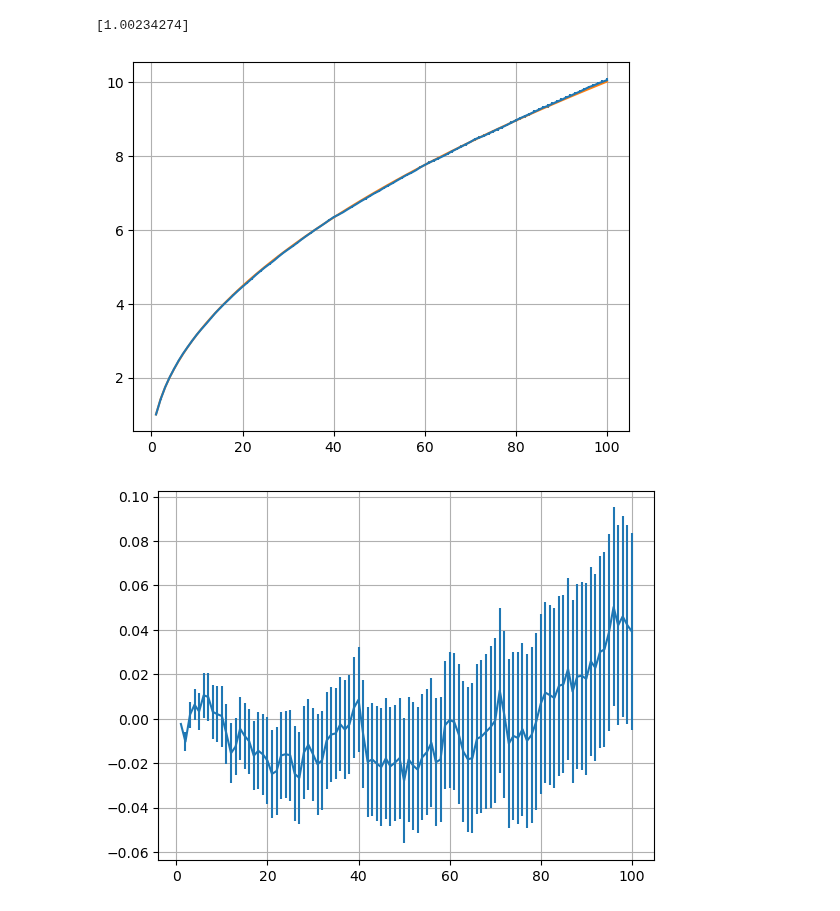
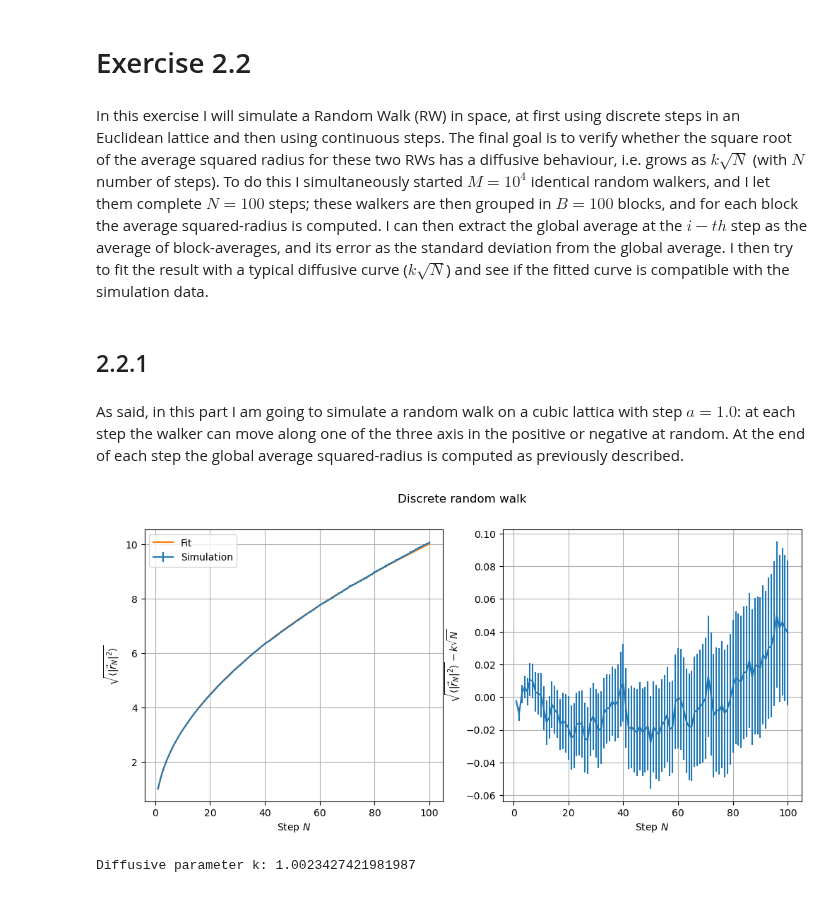
Before and after one commit to YggdrasilUrthr/NSL, a Jupyter notebook: Lab2/Ex2.ipynb, the cells around one changed output. Saved outputs shown, nothing was run; the diff lists cells and outputs as text; code cells hidden in the pictures.

```diff
--- a/Lab2/Ex2.ipynb
+++ b/Lab2/Ex2.ipynb
@@ -50,23 +77,40 @@ plt.show()
+# %% [markdown]
+# Exercise 2.2
+# %% [markdown]
+In this exercise I will simulate a Random Walk (RW) in space, at first using discrete steps in an Euclidean lattice and then using continuous steps. The final goal is to verify whether the square root of the average squared radius for these two RWs has a diffusive behaviour, i.e. grows as $k\sqrt{N}$ (with $N$ number of steps). To do this I simultaneously started $M = 10^4$ identical random walkers, and I let them complete $N=100$ steps; these walkers are then grouped in $B = 100$ blocks, and for each block the average squared-radius is computed. I can then extract the global average at the $i-th$ step as the average of block-averages, and its error as the standard deviation from the global average. I then try to fit the result with a typical diffusive curve ($k\sqrt{N}$) and see if the fitted curve is compatible with the simulation data.
+# %% [markdown]
+## 2.2.1
 # %%
 def sqrt_func(x, k):
     return k * np.sqrt(x)
+# %% [markdown]
+As said, in this part I am going to simulate a random walk on a cubic lattica with step $a=1.0$: at each step the walker can move along one of the three axis in the positive or negative at random. At the end of each step the global average squared-radius is computed as previously described.
 # %%
 discrete_data = np.loadtxt(csv_path + "Ex2_2_discrete.csv", delimiter=",")
 
 popt, pcov = curve_fit(sqrt_func, np.arange(1, 101, 1), discrete_data[:,0])
-print(popt)
 
 x = np.arange(1, 101, 1)
 
-plt.errorbar(x, discrete_data[:,0], yerr=discrete_data[:,1])
-plt.plot(x, sqrt_func(x, *popt))
+plt.subplot(1,2,1)
+plt.errorbar(x, discrete_data[:,0], yerr=discrete_data[:,1], label = "Simulation")
+plt.plot(x, sqrt_func(x, *popt), label = "Fit")
+plt.xlabel(r"Step $N$")
+plt.ylabel(r"$\sqrt{\langle |\vec{r}_N|^2 \rangle}$")
+plt.legend()
 plt.grid(True)
+
+plt.subplot(1,2,2)
+plt.errorbar(x, discrete_data[:,0] - sqrt_func(x, *popt), yerr=discrete_data[:,1])
+plt.xlabel(r"Step $N$")
+plt.ylabel(r"$\sqrt{\langle |\vec{r}_N|^2 \rangle} - k \sqrt{N}$")
+plt.grid(True)
+
+plt.gcf().set_size_inches(12, 5)
+plt.gcf().suptitle("Discrete random walk")
 plt.show()
 
-plt.errorbar(x, discrete_data[:,0] - sqrt_func(x, *popt), yerr=discrete_data[:,1])
-plt.grid(True)
-plt.show()
+print("Diffusive parameter k: {}".format(popt[0]))
 # %% [output]
+[figure, new version]
-[1.00234274]
+Diffusive parameter k: 1.0023427421981987
-[figure, old version]
-[figure, removed]
```
Also changed, not shown: parts of 17 cells of this notebook, 3 other files.
